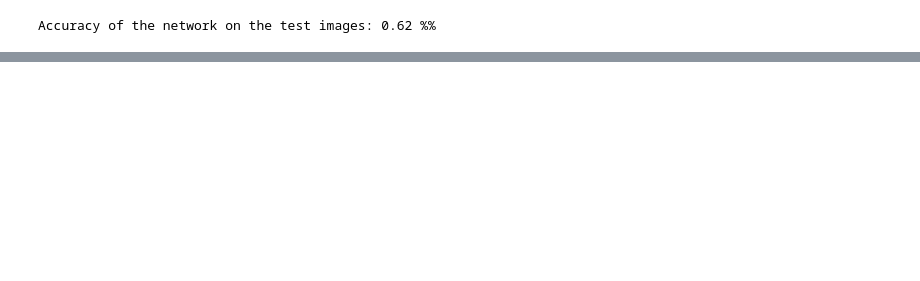
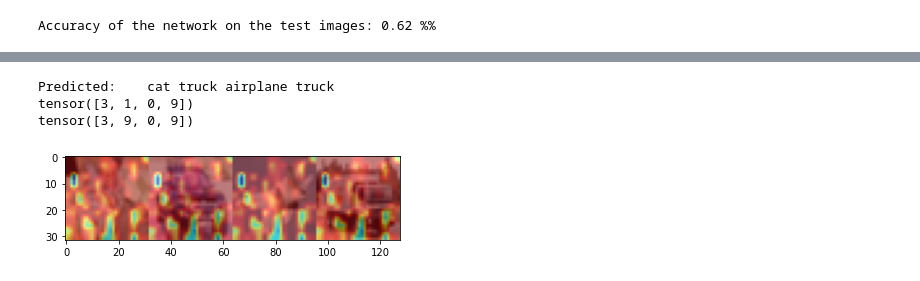
Before and after one commit to BrenoWSRCa/comp-263-essay-on-explainability, a Jupyter notebook: experiments/cnn.ipynb, the cells around one changed output, grey strips where cells are left out. Cells and saved outputs as stored; diff of their text form; code cells hidden in the pictures; blank space fills up the shorter version.

Commit message:
Add GradCam

```diff
--- a/experiments/cnn.ipynb
+++ b/experiments/cnn.ipynb
@@ -199,0 +192,26 @@ ValueError: invalid literal for int() with base 10: ''
+# %%
+target_layers = [list(net.modules())[2]]
+input_tensor = images
+# Note: input_tensor can be a batch tensor with several images!
+
+# Construct the CAM object once, and then re-use it on many images:
+cam = GradCAM(model=net, target_layers=target_layers, use_cuda=False)
+# %%
+# If target_category is None, the highest scoring category
+# will be used for every image in the batch.
+# target_category can also be an integer, or a list of different integers
+# for every image in the batch.
+target_category = labels
+predicted_category = net(images).argmax(axis=1)
+print('Predicted: ', ' '.join('%5s' % classes[predicted_category[j]] for j in range(4)))
+# You can also pass aug_smooth=True and eigen_smooth=True, to apply smoothing.
+grayscale_cams = cam(input_tensor=input_tensor, target_category=predicted_category)
+
+# In this example grayscale_cam has only one image in the batch:
+grayscale_cam = grayscale_cams[0,:]
+print(target_category)
+print(predicted_category)
+# %% [output]
+Predicted:    cat truck airplane truck
+tensor([3, 1, 0, 9])
+tensor([3, 9, 0, 9])
@@ -199,0 +220,9 @@ ValueError: invalid literal for int() with base 10: ''
+# %%
+viz = np.concatenate([show_cam_on_image(transpose(denorm(images[i,:]).numpy()), grayscale_cam, use_rgb=False)
+               for i in range(grayscale_cams.shape[0])],
+               axis=1)
+# %%
+plt.imshow(viz)
+plt.show()
+# %% [output]
+[figure, added]
```
Also changed, not shown: parts of 11 cells of this notebook, 4 other files.
